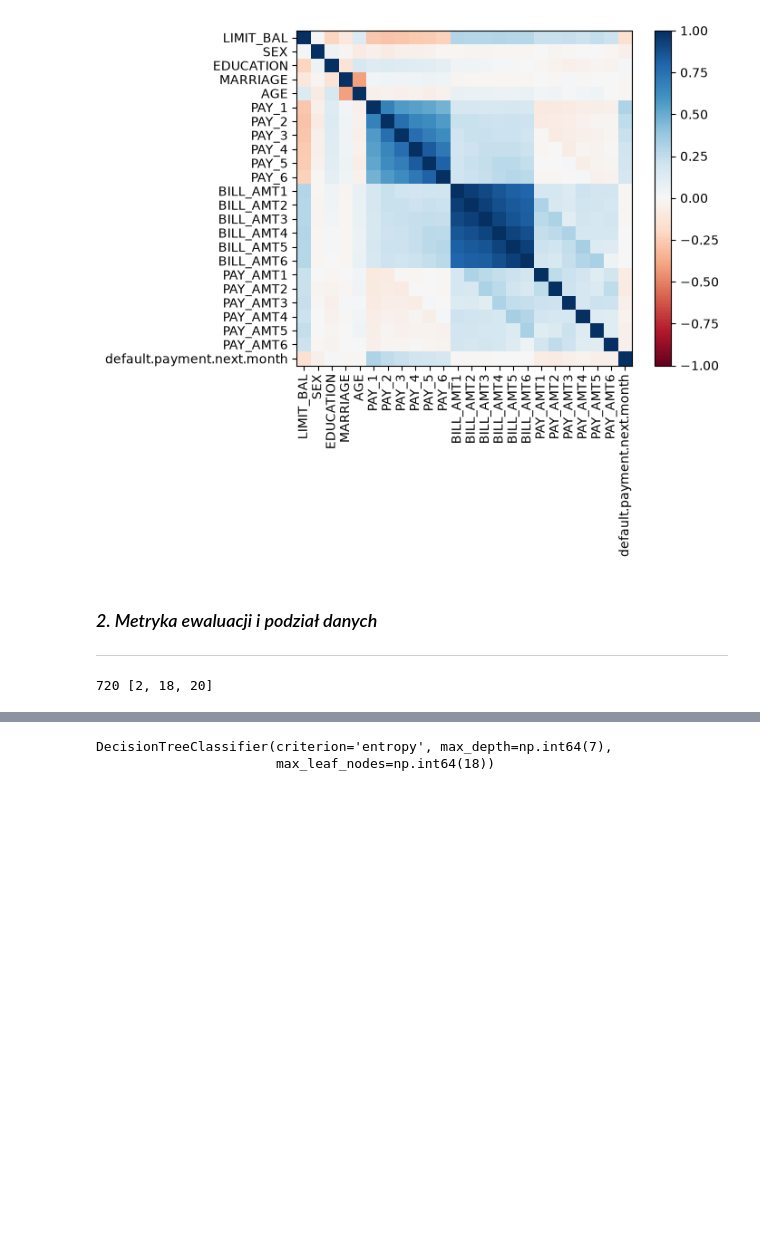
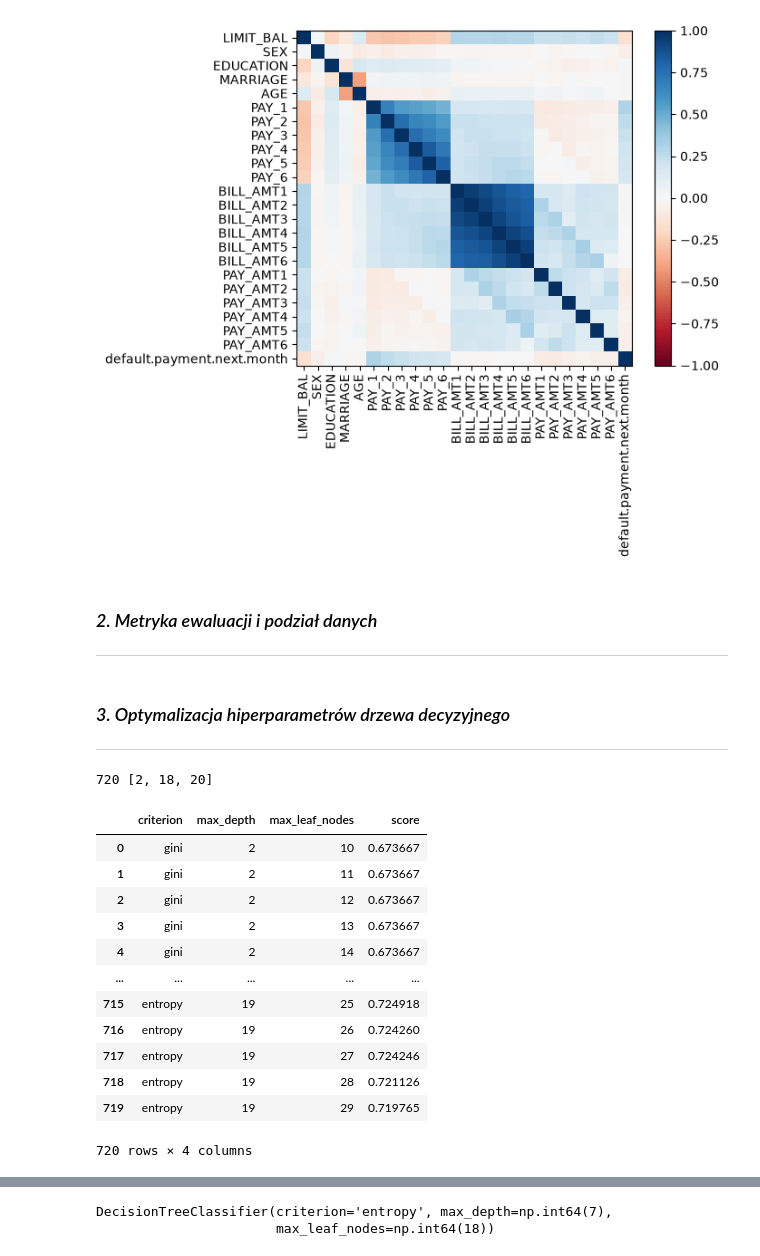
Before and after one commit to pkb-pmj/pw-sem5-ml, a Jupyter notebook: projects/KM1/notebook.ipynb, the cells around one changed output, grey strips where cells are left out. Cells and saved outputs as stored; diff of their text form; code cells hidden in the pictures; blank space fills up the shorter version.

```diff
--- a/projects/KM1/notebook.ipynb
+++ b/projects/KM1/notebook.ipynb
@@ -166,3 +166,6 @@ cv = StratifiedKFold(n_splits=10, shuffle=True, random_state=123)
+# %% [markdown]
+### *3. Optymalizacja hiperparametrów drzewa decyzyjnego*
+-------
 # %%
 params = {
     "criterion": ["gini", "entropy"],
@@ -186,6 +189,21 @@ def iteration(params):
 results = list(tqdm(map(iteration, product), total=total))
 # %%
 df = pd.DataFrame(results)
+df
+# %% [output]
+|  | criterion | max_depth | max_leaf_nodes | score |
+| 0 | gini | 2 | 10 | 0.673667 |
+| 1 | gini | 2 | 11 | 0.673667 |
+| 2 | gini | 2 | 12 | 0.673667 |
+| 3 | gini | 2 | 13 | 0.673667 |
+| 4 | gini | 2 | 14 | 0.673667 |
+| ... | ... | ... | ... | ... |
+| 715 | entropy | 19 | 25 | 0.724918 |
+| 716 | entropy | 19 | 26 | 0.724260 |
+| 717 | entropy | 19 | 27 | 0.724246 |
+| 718 | entropy | 19 | 28 | 0.721126 |
+| 719 | entropy | 19 | 29 | 0.719765 |
+720 rows × 4 columns
 # %%
 for c in params["criterion"]:
     plt.hist(df.loc[df["criterion"] == c, "score"], label=c, bins=50)
```
Also changed, not shown: parts of 9 cells of this notebook, 1 other file.
